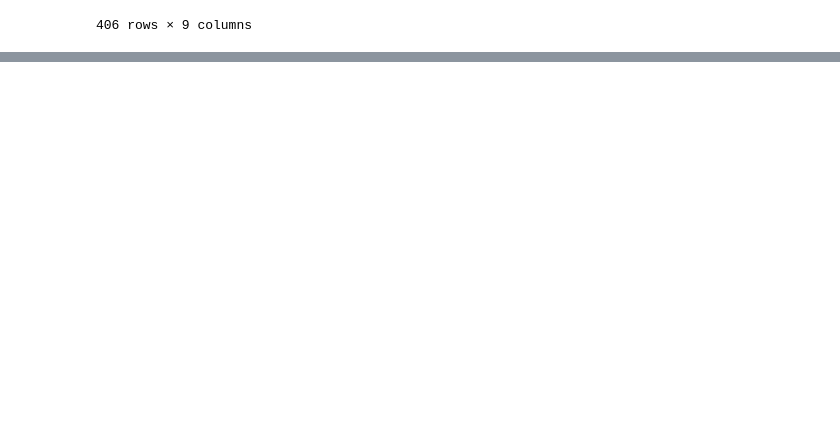
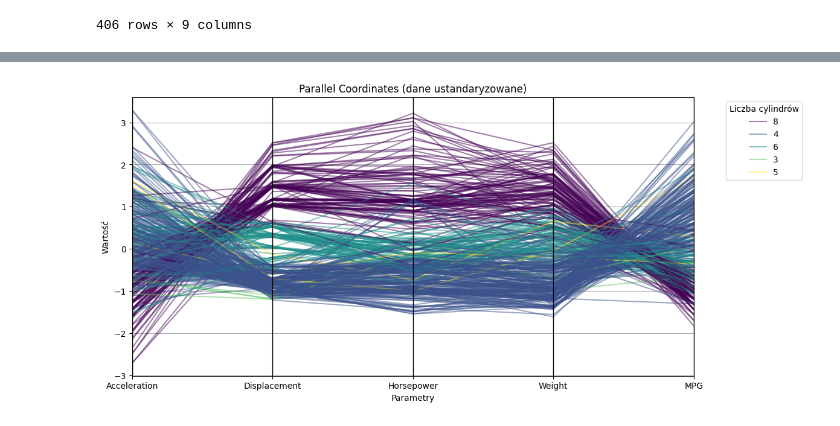
Before and after one commit to zosiawidawska/Pliki, a Jupyter notebook: ZME1.ipynb, the cells around one changed output, grey strips where cells are left out. Saved outputs shown, nothing was run; the diff lists cells and outputs as text; code cells hidden in the pictures; blank space fills up the shorter version.

```diff
--- a/ZME1.ipynb
+++ b/ZME1.ipynb
@@ -106,0 +169,15 @@ Mode for each column:
+# %%
+#ZADANIE 8
+df_standardized = df_num.apply(zscore)
+
+df_standardized['Cylinders'] = data['Cylinders'].values
+
+plt.figure(figsize=(12, 6))
+parallel_coordinates(df_standardized, 'Cylinders', colormap='viridis', alpha=0.5)
+plt.title("Parallel Coordinates (dane ustandaryzowane)")
+plt.xlabel("Parametry")
+plt.ylabel("Wartość")
+plt.legend(title="Liczba cylindrów", bbox_to_anchor=(1.05, 1))
+plt.show()
+# %% [output]
+[figure, added]
```
Also changed, not shown: parts of 14 cells of this notebook.
